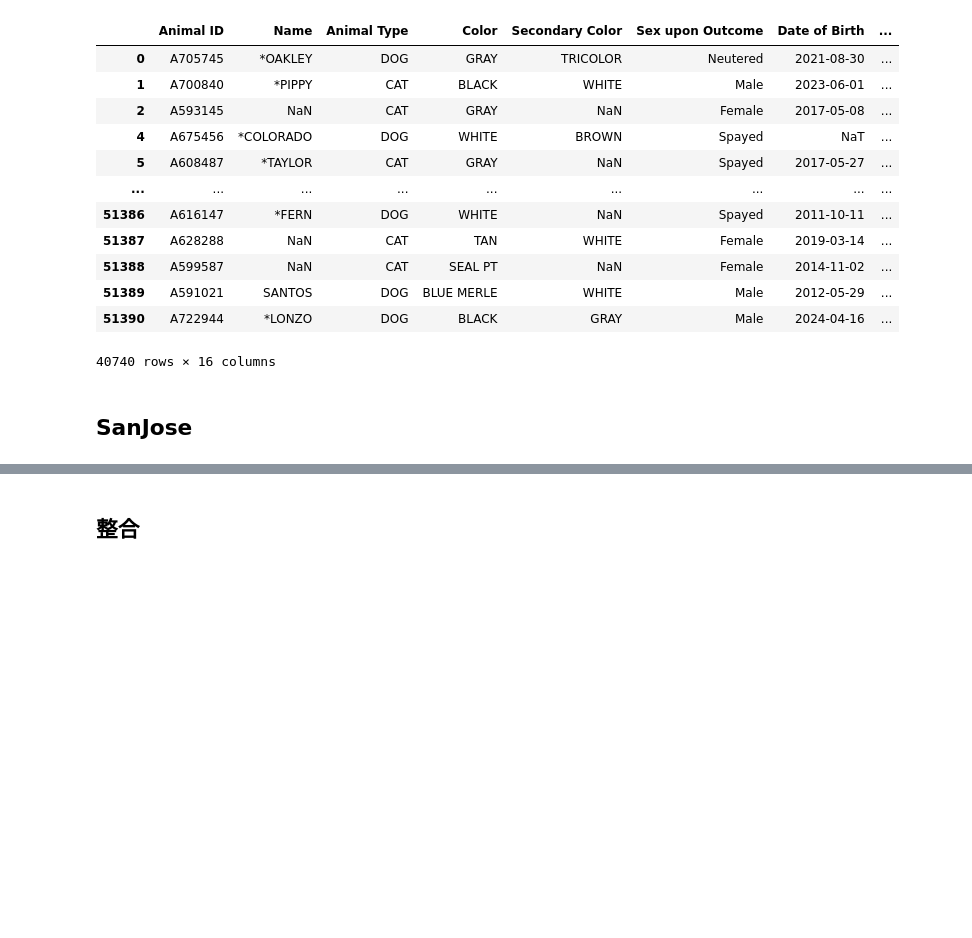
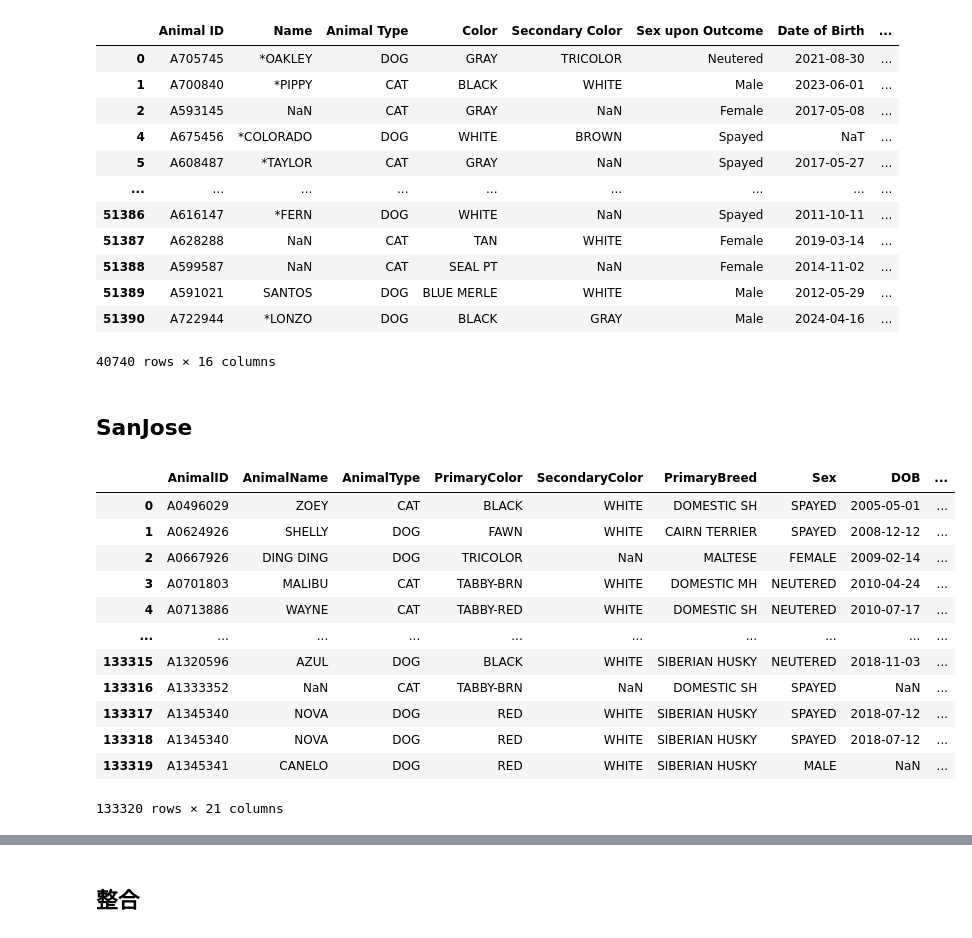
Before and after one commit to fish3223/fa-25-econ-5166-group-5, a Jupyter notebook: data/code/preprocess.ipynb, the cells around one changed output, grey strips where cells are left out. Drawn from its saved outputs; the diff is of its cells as text; code cells hidden in the pictures; blank space fills up the shorter version.

```diff
--- a/data/code/preprocess.ipynb
+++ b/data/code/preprocess.ipynb
@@ -266,17 +284,31 @@ longbeach
 # %%
 sanjose_2526 = pd.read_csv('/Users/zhengherong/Desktop/大學/大五上/資科社/Final Project/fa-25-econ-5166-group-5/data/raw/SanJose_2526.csv')
 sanjose_2425 = pd.read_csv('/Users/zhengherong/Desktop/大學/大五上/資科社/Final Project/fa-25-econ-5166-group-5/data/raw/SanJose_2425.csv')
 sanjose_2324 = pd.read_csv('/Users/zhengherong/Desktop/大學/大五上/資科社/Final Project/fa-25-econ-5166-group-5/data/raw/SanJose_2324.csv')
-sanjose_2233 = pd.read_csv('/Users/zhengherong/Desktop/大學/大五上/資科社/Final Project/fa-25-econ-5166-group-5/data/raw/SanJose_2233.csv')
+sanjose_2223 = pd.read_csv('/Users/zhengherong/Desktop/大學/大五上/資科社/Final Project/fa-25-econ-5166-group-5/data/raw/SanJose_2223.csv')
 sanjose_2122 = pd.read_csv('/Users/zhengherong/Desktop/大學/大五上/資科社/Final Project/fa-25-econ-5166-group-5/data/raw/SanJose_2122.csv')
 sanjose_2021 = pd.read_csv('/Users/zhengherong/Desktop/大學/大五上/資科社/Final Project/fa-25-econ-5166-group-5/data/raw/SanJose_2021.csv')
 sanjose_1920 = pd.read_csv('/Users/zhengherong/Desktop/大學/大五上/資科社/Final Project/fa-25-econ-5166-group-5/data/raw/SanJose_1920.csv')
 sanjose_1819 = pd.read_csv('/Users/zhengherong/Desktop/大學/大五上/資科社/Final Project/fa-25-econ-5166-group-5/data/raw/SanJose_1819.csv')
 sanjose = pd.concat([
-    sanjose_2526, sanjose_2425, sanjose_2324, sanjose_2233, sanjose_2122,
+    sanjose_2526, sanjose_2425, sanjose_2324, sanjose_2223, sanjose_2122,
     sanjose_2021, sanjose_1920, sanjose_1819
 ], ignore_index=True)
 sanjose
+# %% [output]
+|  | AnimalID | AnimalName | AnimalType | PrimaryColor | SecondaryColor | PrimaryBreed | Sex | DOB | ... |
+| 0 | A0496029 | ZOEY | CAT | BLACK | WHITE | DOMESTIC SH | SPAYED | 2005-05-01 | ... |
+| 1 | A0624926 | SHELLY | DOG | FAWN | WHITE | CAIRN TERRIER | SPAYED | 2008-12-12 | ... |
+| 2 | A0667926 | DING DING | DOG | TRICOLOR | NaN | MALTESE | FEMALE | 2009-02-14 | ... |
+| 3 | A0701803 | MALIBU | CAT | TABBY-BRN | WHITE | DOMESTIC MH | NEUTERED | 2010-04-24 | ... |
+| 4 | A0713886 | WAYNE | CAT | TABBY-RED | WHITE | DOMESTIC SH | NEUTERED | 2010-07-17 | ... |
+| ... | ... | ... | ... | ... | ... | ... | ... | ... | ... |
+| 133315 | A1320596 | AZUL | DOG | BLACK | WHITE | SIBERIAN HUSKY | NEUTERED | 2018-11-03 | ... |
+| 133316 | A1333352 | NaN | CAT | TABBY-BRN | NaN | DOMESTIC SH | SPAYED | NaN | ... |
+| 133317 | A1345340 | NOVA | DOG | RED | WHITE | SIBERIAN HUSKY | SPAYED | 2018-07-12 | ... |
+| 133318 | A1345340 | NOVA | DOG | RED | WHITE | SIBERIAN HUSKY | SPAYED | 2018-07-12 | ... |
+| 133319 | A1345341 | CANELO | DOG | RED | WHITE | SIBERIAN HUSKY | MALE | NaN | ... |
+133320 rows × 21 columns
 # %%
 rename_map = {
     "AnimalName": "Name",
```
Also changed, not shown: parts of 3 cells of this notebook, 1 other file.
